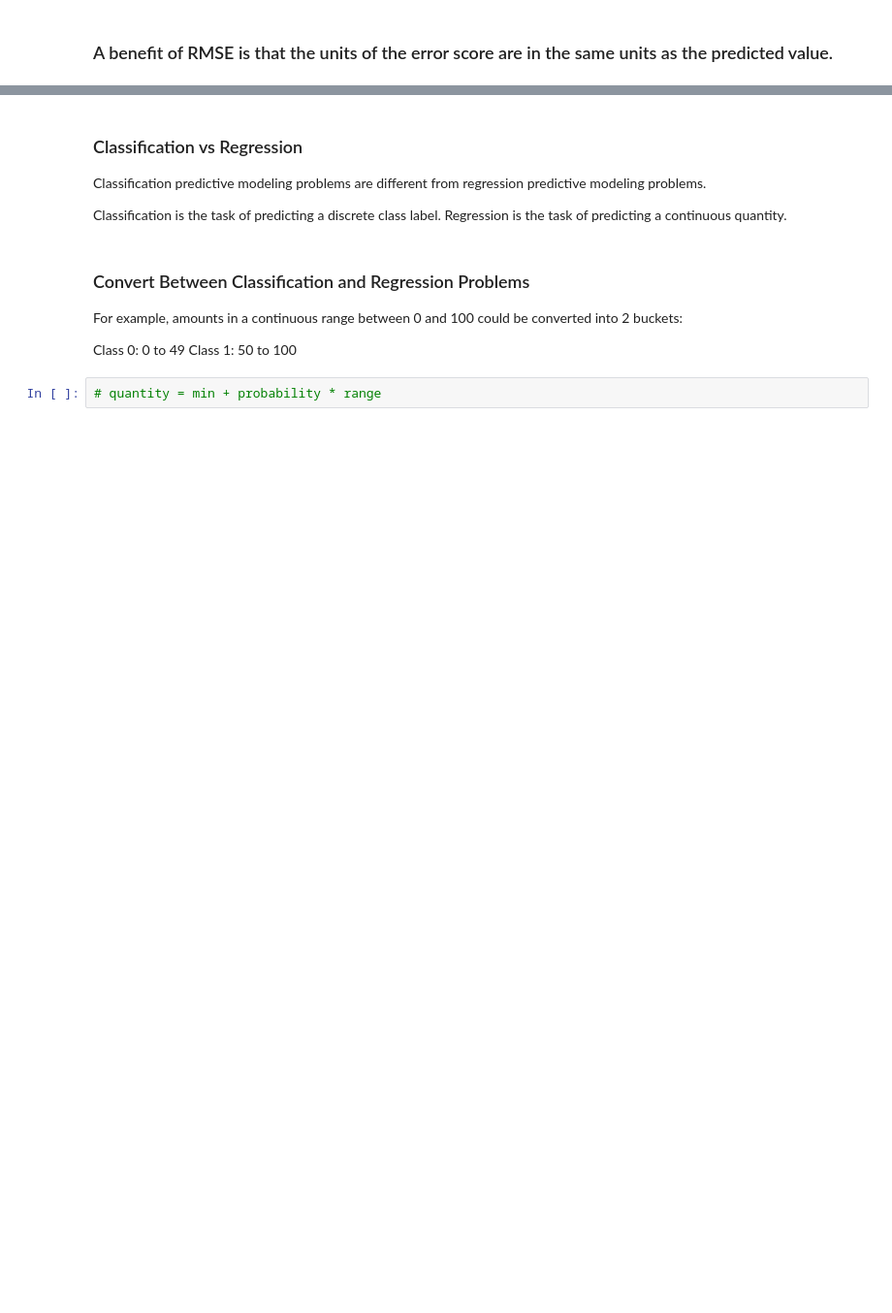
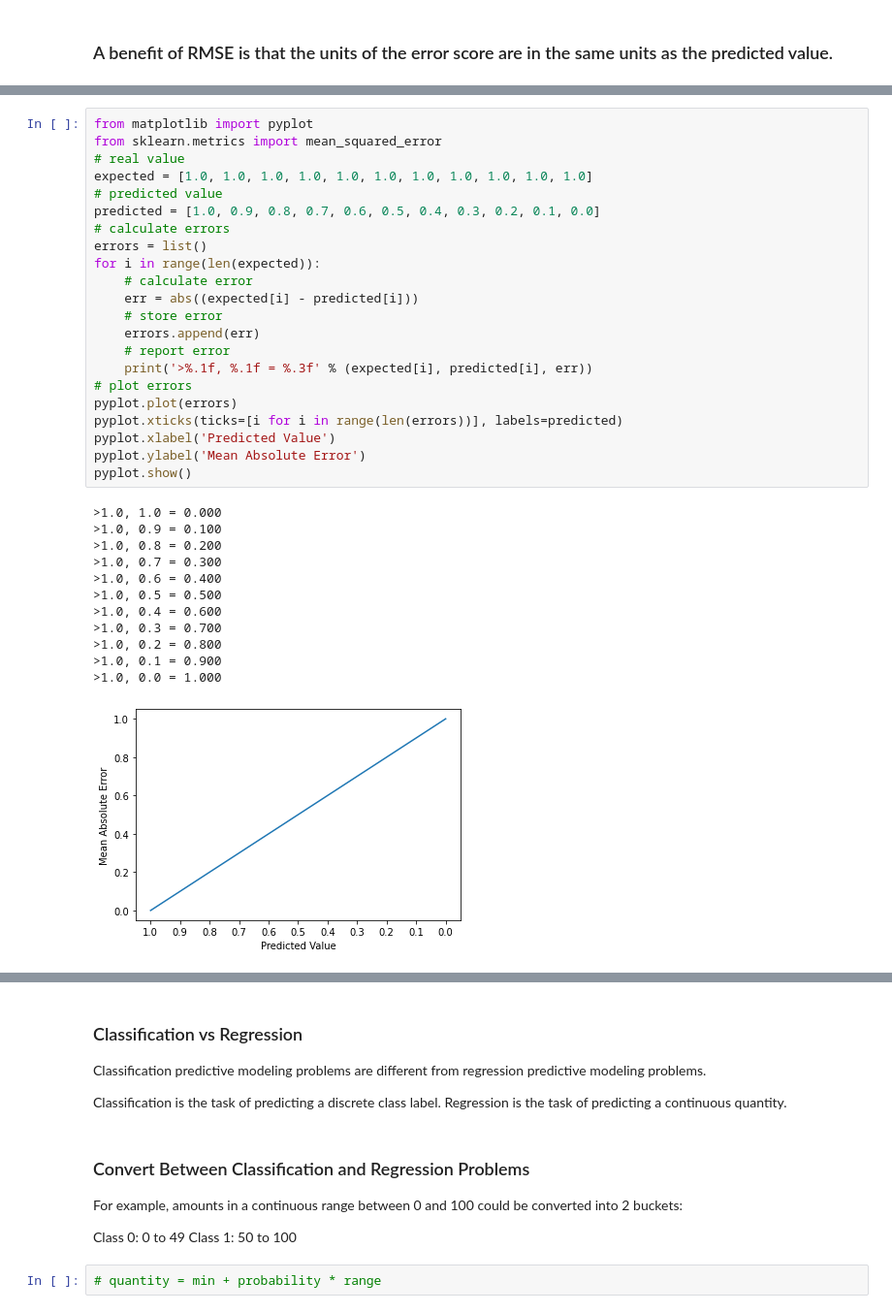
Before and after one commit to JSJeong-me/Machine_Learning, a Jupyter notebook: ML/4_Metrics.ipynb, the cells around one changed output, grey strips where cells are left out. Shown at 97% size. Cells and saved outputs as stored; diff of their text form; blank space fills up the shorter version.

```diff
--- a/ML/4_Metrics.ipynb
+++ b/ML/4_Metrics.ipynb
@@ -30,0 +112,35 @@ RMSE = 0.412
+# %%
+from matplotlib import pyplot
+from sklearn.metrics import mean_squared_error
+# real value
+expected = [1.0, 1.0, 1.0, 1.0, 1.0, 1.0, 1.0, 1.0, 1.0, 1.0, 1.0]
+# predicted value
+predicted = [1.0, 0.9, 0.8, 0.7, 0.6, 0.5, 0.4, 0.3, 0.2, 0.1, 0.0]
+# calculate errors
+errors = list()
+for i in range(len(expected)):
+	# calculate error
+	err = abs((expected[i] - predicted[i]))
+	# store error
+	errors.append(err)
+	# report error
+	print('>%.1f, %.1f = %.3f' % (expected[i], predicted[i], err))
+# plot errors
+pyplot.plot(errors)
+pyplot.xticks(ticks=[i for i in range(len(errors))], labels=predicted)
+pyplot.xlabel('Predicted Value')
+pyplot.ylabel('Mean Absolute Error')
+pyplot.show()
+# %% [output]
+>1.0, 1.0 = 0.000
+>1.0, 0.9 = 0.100
+>1.0, 0.8 = 0.200
+>1.0, 0.7 = 0.300
+>1.0, 0.6 = 0.400
+>1.0, 0.5 = 0.500
+>1.0, 0.4 = 0.600
+>1.0, 0.3 = 0.700
+>1.0, 0.2 = 0.800
+>1.0, 0.1 = 0.900
+>1.0, 0.0 = 1.000
+[figure, added]
```
Also changed, not shown: parts of 13 cells of this notebook.
